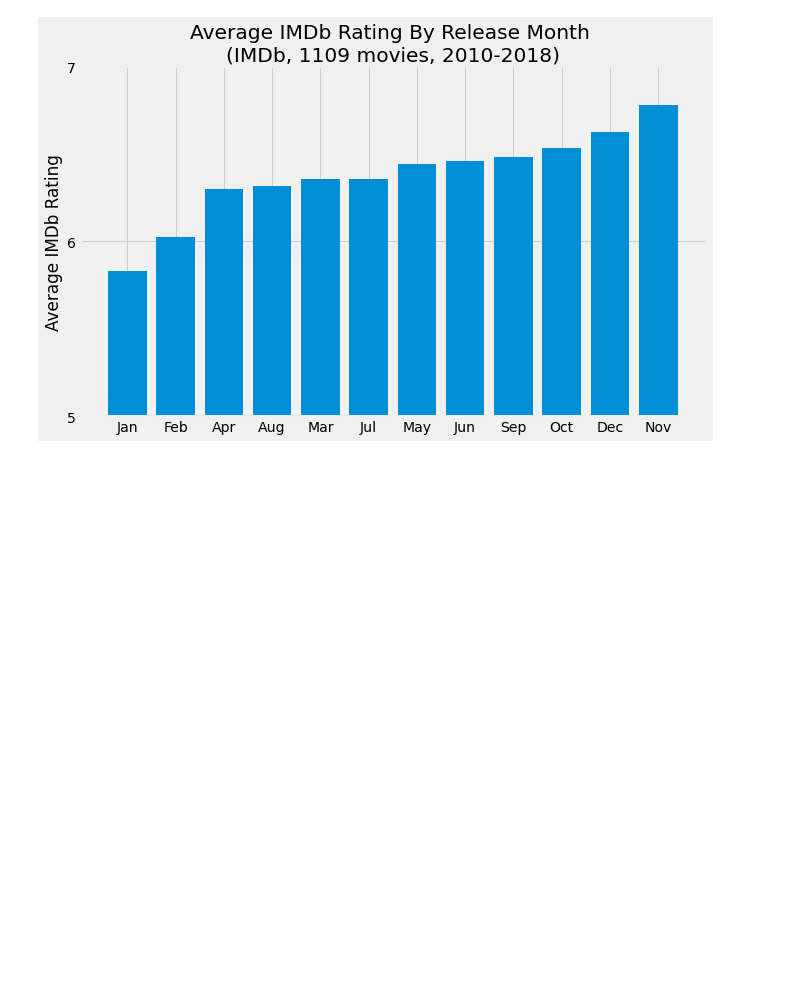
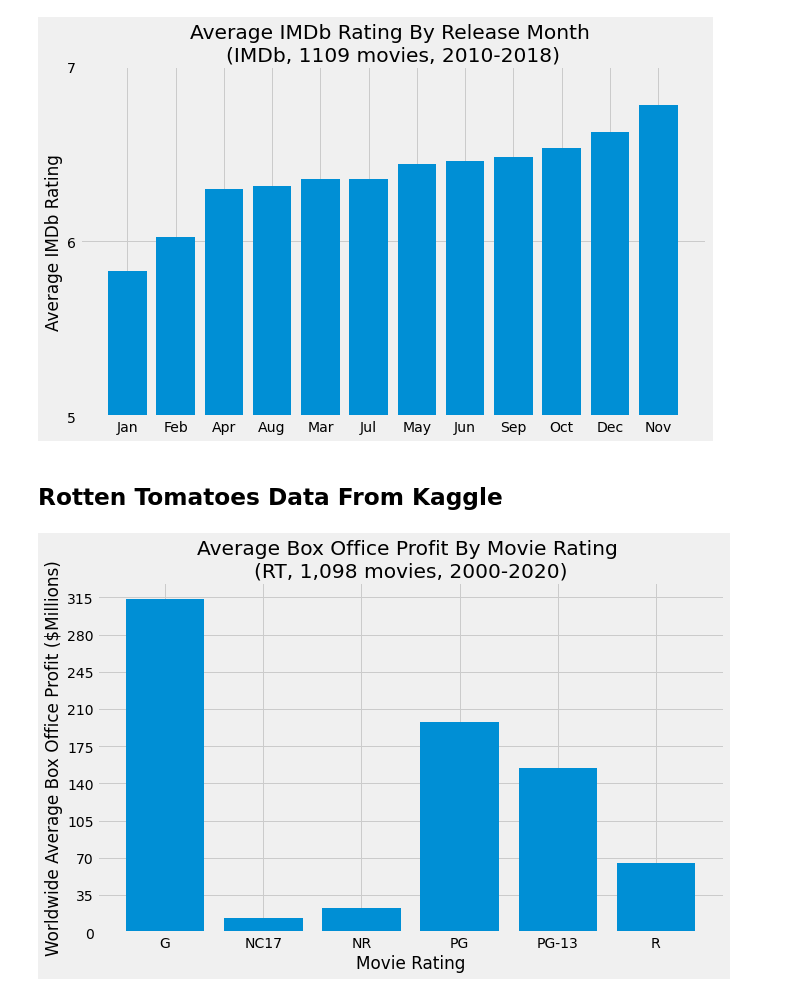
Before and after one commit to nate-walter/Movie-Studio-Project, a Jupyter notebook: Ben's Notebook.ipynb, the cells around one changed output. Cells and saved outputs as stored; diff of their text form; code cells hidden in the pictures; blank space fills up the shorter version.

```diff
--- a/Ben's Notebook.ipynb
+++ b/Ben's Notebook.ipynb
@@ -286,3 +258,32 @@ ax.set_yticklabels(range(5,8,1))
 ax.set_ylim(bottom=5, top=7);
 # %% [output]
 [figure]
+# %% [markdown]
+## Rotten Tomatoes Data From Kaggle
+# %%
+rt_kaggle = pd.read_csv('zippedData/rotten_tomatoes_movies.csv')
+# %%
+#Set the movie titles to lowercase.  Drop records with no original release date.
+#Add a year col for int years, then drop all movies before the year 2000.
+rt_kaggle['movie_title'] = rt_kaggle.movie_title.apply(lambda x: x.lower())
+rt_kaggle.dropna(axis=0, subset=['original_release_date'], inplace=True)
+rt_kaggle['year'] = rt_kaggle.original_release_date.apply(lambda x: int(x[:4]))
+rt_kaggle = rt_kaggle[rt_kaggle.year >= 2000]
+# %%
+#Create a new df from imdb_cleaned_copy with just two columns: primary_title and Worldwide Net Profit.  Then merge
+#on the movie names with rt_kaggle creating a df with 1098 movies.
+imdb_cleaned_copy_title_and_profit = imdb_cleaned_copy[['primary_title','Worldwide Net Profit']]
+merge_imdb_rt_kaggle = imdb_cleaned_copy_title_and_profit.\
+        merge(rt_kaggle, how='inner', left_on='primary_title', right_on='movie_title')
+# %%
+fig, ax = plt.subplots(figsize=(10,6))
+x = merge_imdb_rt_kaggle.groupby('content_rating')['Worldwide Net Profit'].mean().index
+y = merge_imdb_rt_kaggle.groupby('content_rating')['Worldwide Net Profit'].mean().values
+ax.bar(x,y)
+ax.set_xlabel('Movie Rating')
+ax.set_ylabel('Worldwide Average Box Office Profit ($Millions)')
+ax.set_title('Average Box Office Profit By Movie Rating \n(RT, 1,098 movies, 2000-2020)')
+ax.set_yticks(range(0,350000000,35000000))
+ax.set_yticklabels(range(0,350,35));
+# %% [output]
+[figure, added]
```
Also changed, not shown: parts of 11 cells of this notebook.
